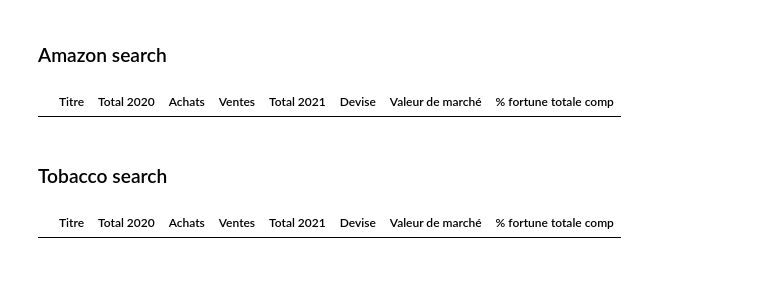
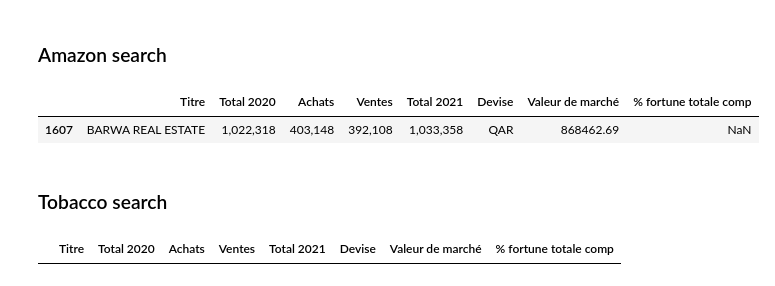
Before and after one commit to tamedia-ddj/2022-12-Compenswiss-Analysis, a Jupyter notebook: pictet/Pictet Rapport Annuel.ipynb, the cells around one changed output. Saved outputs shown, nothing was run; the diff lists cells and outputs as text; code cells hidden in the pictures.

```diff
--- a/pictet/Pictet Rapport Annuel.ipynb
+++ b/pictet/Pictet Rapport Annuel.ipynb
@@ -158,9 +158,10 @@ df.head(15)
 # %% [markdown]
 ### Amazon search
 # %%
-df[df.apply(lambda row: row.astype(str).str.contains('amazon', case=False).any(), axis=1)]
+df[df.apply(lambda row: row.astype(str).str.contains('barwa', case=False).any(), axis=1)]
 # %% [output]
 |  | Titre | Total 2020 | Achats | Ventes | Total 2021 | Devise | Valeur de marché | % fortune totale comp |
+| 1607 | BARWA REAL ESTATE | 1,022,318 | 403,148 | 392,108 | 1,033,358 | QAR | 868462.69 | NaN |
 # %% [markdown]
 ### Tobacco search
 # %%
```
Also changed, not shown: parts of 3 cells of this notebook.
